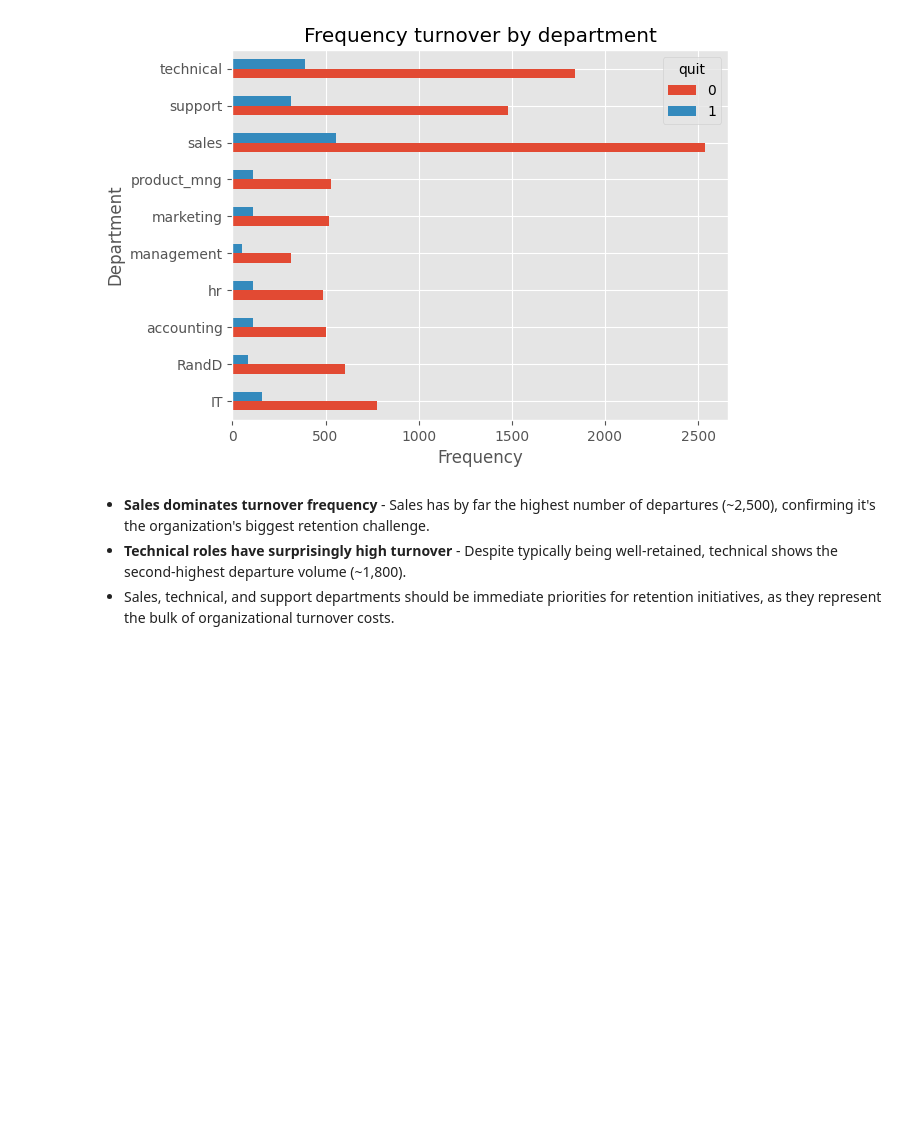
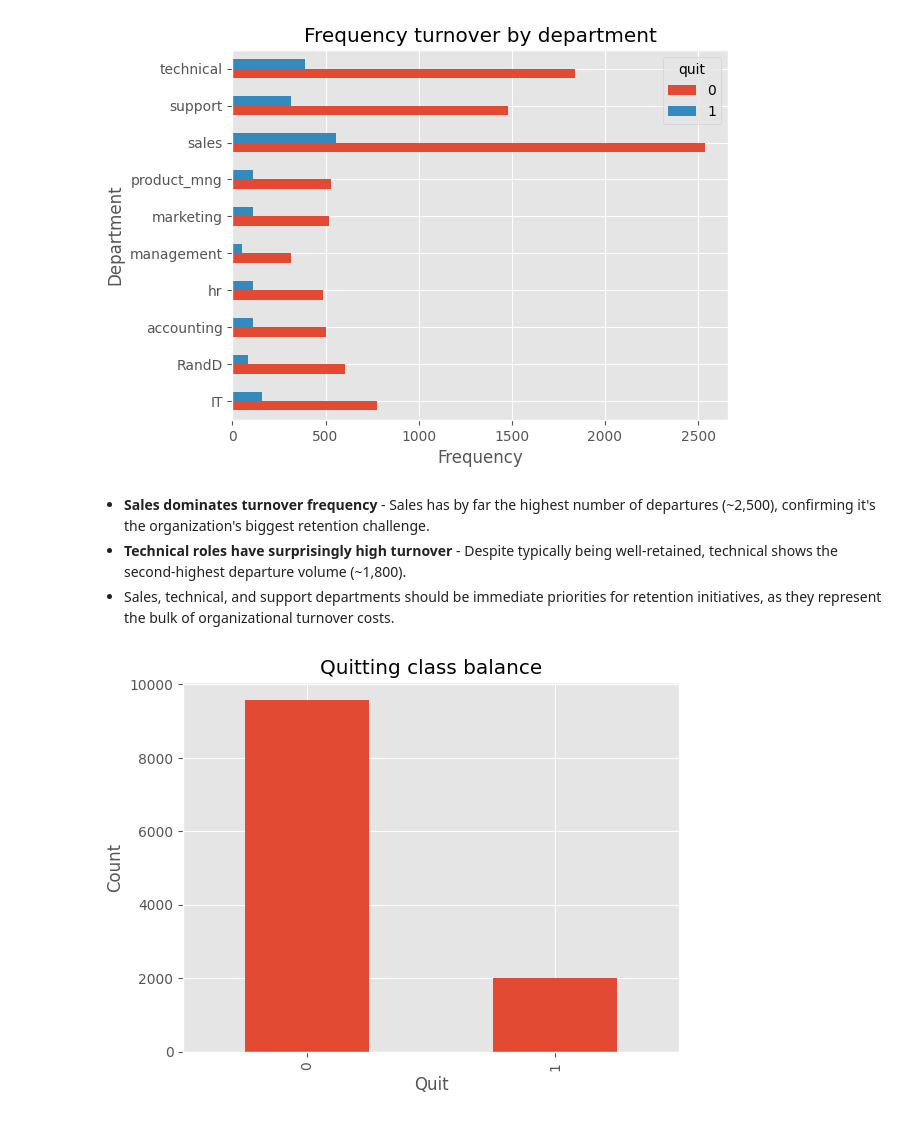
Before and after one commit to nithinbadicodes/AI-ML-Projects, a Jupyter notebook: Employee_Turnover_prediction.ipynb, the cells around one changed output. Drawn from its saved outputs; the diff is of its cells as text; code cells hidden in the pictures; blank space fills up the shorter version.

```diff
--- a/Employee_Turnover_prediction.ipynb
+++ b/Employee_Turnover_prediction.ipynb
@@ -91,3 +98,11 @@ plt.show()
 * **Sales dominates turnover frequency** - Sales has by far the highest number of departures (~2,500), confirming it's the organization's biggest retention challenge.
 * **Technical roles have surprisingly high turnover** - Despite typically being well-retained, technical shows the second-highest departure volume (~1,800).
 *  Sales, technical, and support departments should be immediate priorities for retention initiatives, as they represent the bulk of organizational turnover costs.
+# %%
+df['quit'].value_counts().plot(kind='bar')
+plt.title('Quitting class balance')
+plt.xlabel('Quit')
+plt.ylabel('Count')
+plt.show();
+# %% [output]
+[figure, added]
```
Also changed, not shown: parts of 10 cells of this notebook.
